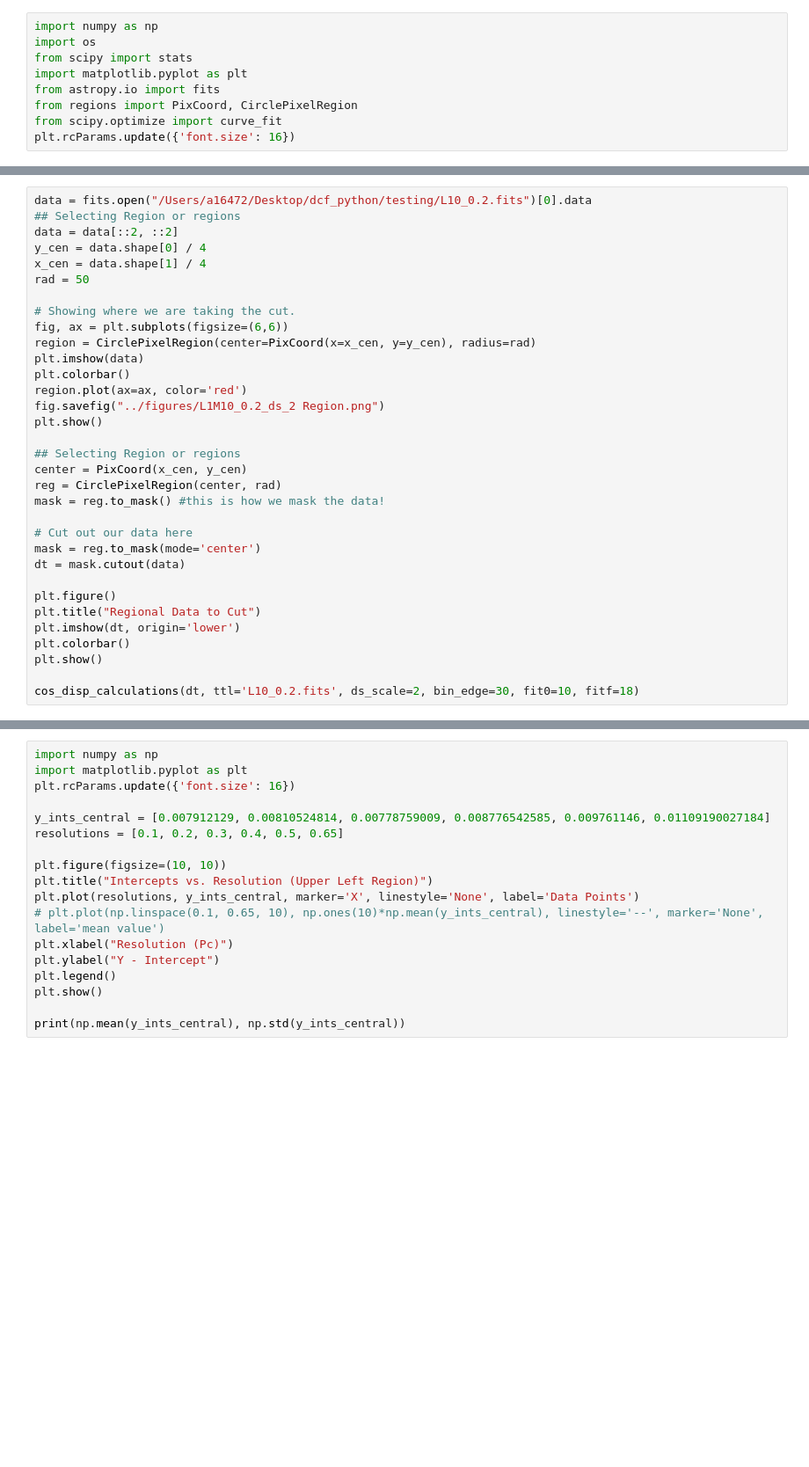
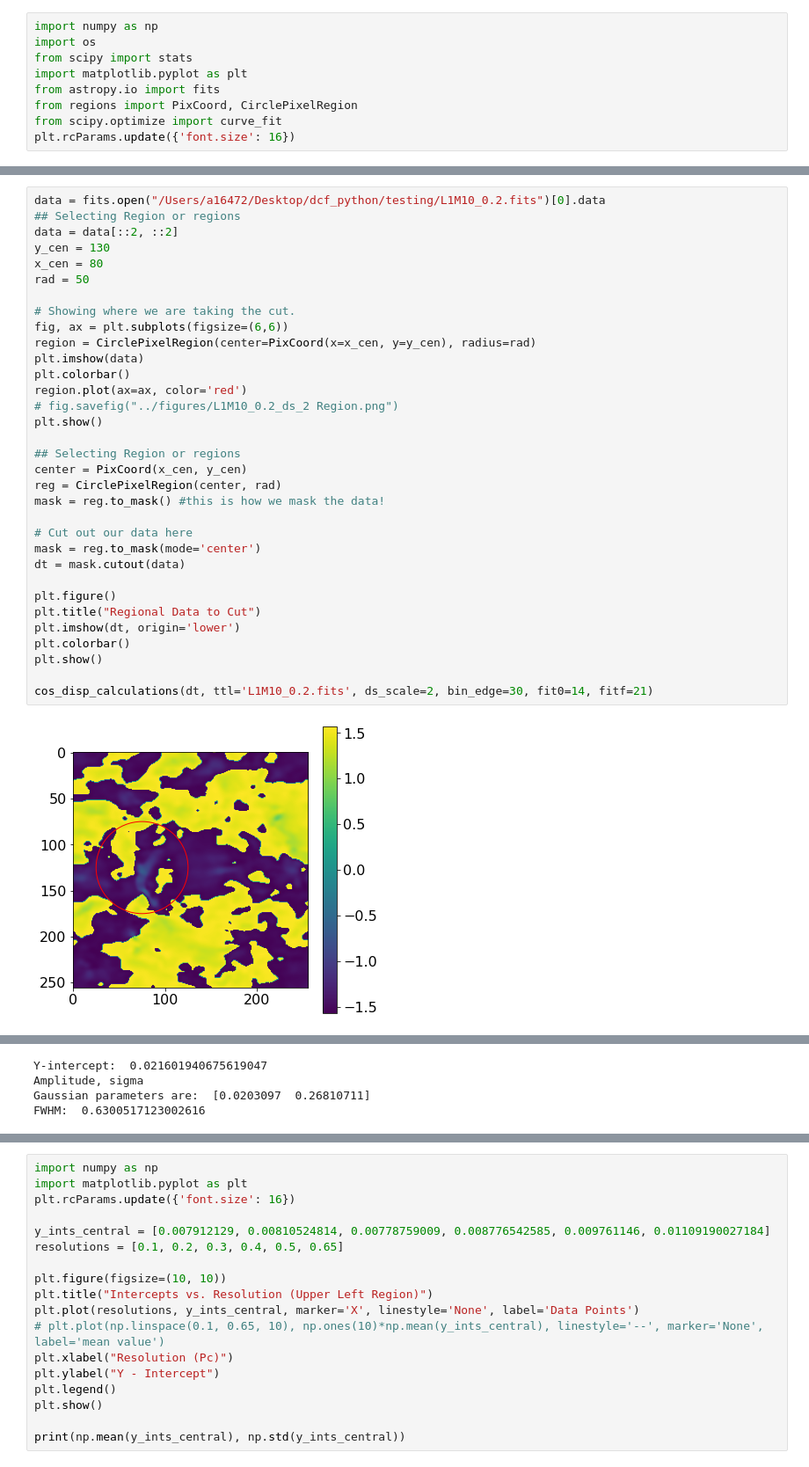
Before and after one commit to parkji30/PyDCF, a Jupyter notebook: testing/cos_disp_simulations_ds.ipynb, the cells around one changed output, grey strips where cells are left out. Shown at 88% size. Saved outputs shown, nothing was run; the diff lists cells and outputs as text; blank space fills up the shorter version.

```diff
--- a/testing/cos_disp_simulations_ds.ipynb
+++ b/testing/cos_disp_simulations_ds.ipynb
@@ -228,33 +238,35 @@ cos_disp_calculations(dt, ttl='L10_0.1.fits"', ds_scale=1, bin_edge=24, fit0=15,
 # %%
-data = fits.open("/Users/a16472/Desktop/dcf_python/testing/L10_0.2.fits")[0].data
+data = fits.open("/Users/a16472/Desktop/dcf_python/testing/L1M10_0.2.fits")[0].data
 ## Selecting Region or regions
 data = data[::2, ::2]
-y_cen = data.shape[0] / 4
-x_cen = data.shape[1] / 4
+y_cen = 130
+x_cen = 80
 rad = 50
 
 # Showing where we are taking the cut.
 fig, ax = plt.subplots(figsize=(6,6))
 region = CirclePixelRegion(center=PixCoord(x=x_cen, y=y_cen), radius=rad)
 plt.imshow(data)
 plt.colorbar()
 region.plot(ax=ax, color='red')
-fig.savefig("../figures/L1M10_0.2_ds_2 Region.png")
+# fig.savefig("../figures/L1M10_0.2_ds_2 Region.png")
 plt.show()
 
 ## Selecting Region or regions
 center = PixCoord(x_cen, y_cen)
 reg = CirclePixelRegion(center, rad)
 mask = reg.to_mask() #this is how we mask the data!
 
 # Cut out our data here
 mask = reg.to_mask(mode='center')
 dt = mask.cutout(data)
 
 plt.figure()
 plt.title("Regional Data to Cut")
 plt.imshow(dt, origin='lower')
 plt.colorbar()
 plt.show()
 
-cos_disp_calculations(dt, ttl='L10_0.2.fits', ds_scale=2, bin_edge=30, fit0=10, fitf=18)
+cos_disp_calculations(dt, ttl='L1M10_0.2.fits', ds_scale=2, bin_edge=30, fit0=14, fitf=21)
+# %% [output]
+[figure, added]
@@ -260,0 +274,4 @@ cos_disp_calculations(dt, ttl='L10_0.2.fits', ds_scale=2, bin_edge=30, fit0=10,
+Y-intercept:  0.021601940675619047
+Amplitude, sigma
+Gaussian parameters are:  [0.0203097  0.26810711]
+FWHM:  0.6300517123002616
```
Also changed, not shown: parts of 8 cells of this notebook, 18 other files.
